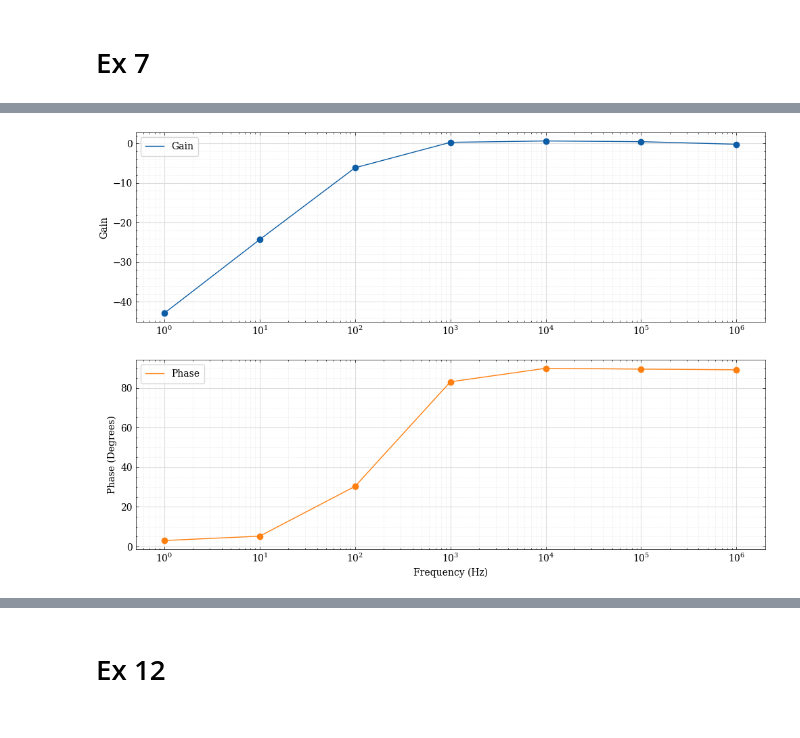
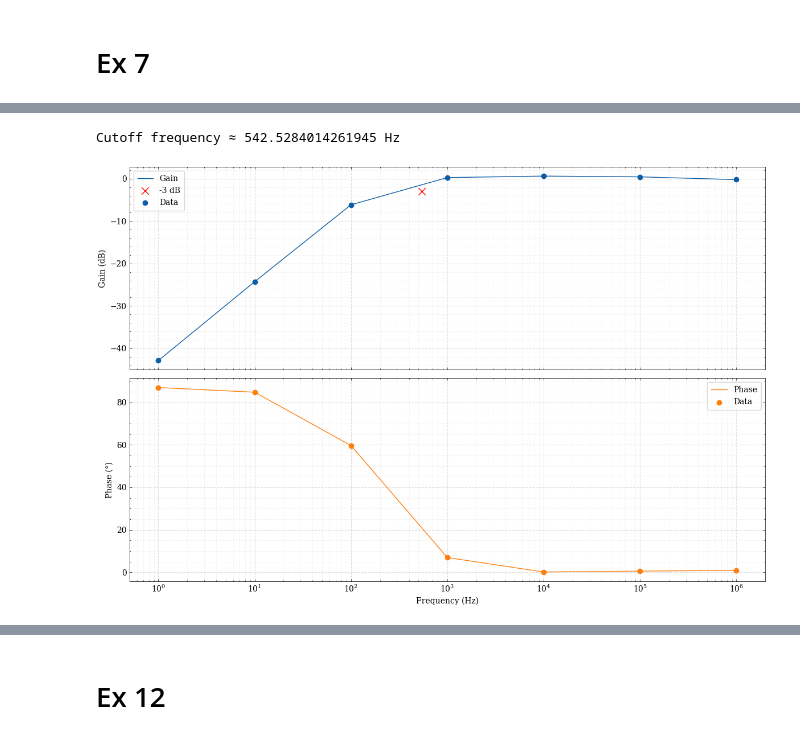
Before and after one commit to ikeasofabed/Labs-Code, a Jupyter notebook: labcode_s3/ElectronicsLab.ipynb, the cells around one changed output, grey strips where cells are left out. Cells and saved outputs as stored; diff of their text form; code cells hidden in the pictures.

```diff
--- a/labcode_s3/ElectronicsLab.ipynb
+++ b/labcode_s3/ElectronicsLab.ipynb
@@ -42,7 +42,7 @@ plt.show()
 # %% [output]
 [figure]
 # %%
-ex5 = np.loadtxt("/Users/JoanaUCD/Library/CloudStorage/OneDrive-UniversityCollegeDublin/Labs/labs-files/labs_code/labcode_s3/exp5_osl2.txt", skiprows=2)
+ex5 = np.loadtxt("/Users/JoanaUCD/Library/CloudStorage/OneDrive-UniversityCollegeDublin/Labs/labs-files/labs_code/Labs-Code/labcode_s3/exp5_osl2.txt", skiprows=2)
 
 ex5_x_osc = ex5[:,0]
 ex5_ch1_osc = ex5[:,1]
@@ -180,28 +180,54 @@ ex7_PPhase = 90 - ex7_Phase
 
 ex7_Gain = 20 * np.log10(ex7_Vout / ex7_Vin)
 # %%
-fig, ax = plt.subplots(2, 1)
+def find_cutoff(f, mag, target):
+    # Convert to numpy
+    f = np.array(f)
+    mag = np.array(mag)
 
-ax[0].plot(ex7_f, ex7_Gain, label='Gain')
-ax[0].scatter(ex7_f, ex7_Gain, zorder=3)
-ax[0].set_xscale('log')
+    # Find indices where the curve crosses target
+    idx = np.where(np.diff(np.sign(mag - target)))[0]
+
+    if len(idx) == 0:
+        return None  # No crossing found
+
+    i = idx[0]
+    # Linear interpolation between the two points around the crossing
+    f1, f2 = f[i], f[i+1]
+    m1, m2 = mag[i], mag[i+1]
+
+    return f1 + (target - m1) * (f2 - f1) / (m2 - m1)
+
+cutoff = find_cutoff(ex7_f, ex7_Gain, -3)
+print("Cutoff frequency ≈", cutoff, "Hz")
+
+fig, ax = plt.subplots(2, 1, sharex=True)
+
+ax[0].semilogx(ex7_f, ex7_Gain, label='Gain')
+ax[0].scatter(cutoff, -3, color='red', s=80, marker='x', zorder=4, label='-3 dB')
+ax[0].scatter(ex7_f, ex7_Gain, zorder=3, label='Data')
+ax[0].set_ylabel('Gain (dB)')
+ax[0].grid(which='both', linestyle='--', linewidth=0.5)
+
 ax[0].minorticks_on()
 ax[0].grid(True, which="major", linewidth=0.8, color="#DDDDDD", zorder=2)
 ax[0].grid(True, which="minor", linewidth=0.5, color="#EEEEEE", linestyle="--", zorder=1)
 ax[0].legend(frameon=True, fancybox=True, framealpha=0.75, borderpad=0.5)
-ax[0].set_ylabel('Gain')
 
-ax[1].plot(ex7_f, ex7_PPhase, label='Phase', color='tab:orange')
-ax[1].scatter(ex7_f, ex7_PPhase, color='tab:orange', zorder=3)
-ax[1].set_xscale('log')
+ax[1].semilogx(ex7_f, ex7_Phase, label='Phase', color='tab:orange')
+ax[1].scatter(ex7_f, ex7_Phase, label='Data', color='tab:orange', zorder=3)
+ax[1].set_xlabel('Frequency (Hz)')
+ax[1].set_ylabel('Phase (°)')
+ax[1].grid(which='both', linestyle='--', linewidth=0.5)
+
 ax[1].minorticks_on()
 ax[1].grid(True, which="major", linewidth=0.8, color="#DDDDDD", zorder=2)
 ax[1].grid(True, which="minor", linewidth=0.5, color="#EEEEEE", linestyle="--", zorder=1)
 ax[1].legend(frameon=True, fancybox=True, framealpha=0.75, borderpad=0.5)
 
-ax[1].set_xlabel('Frequency (Hz)')
-ax[1].set_ylabel('Phase (Degrees)')
+plt.tight_layout()
 
 plt.show()
 # %% [output]
+Cutoff frequency ≈ 542.5284014261945 Hz
-[figure, old version]
+[figure, new version]
```
Also changed, not shown: parts of 28 cells of this notebook, 4 other files.
